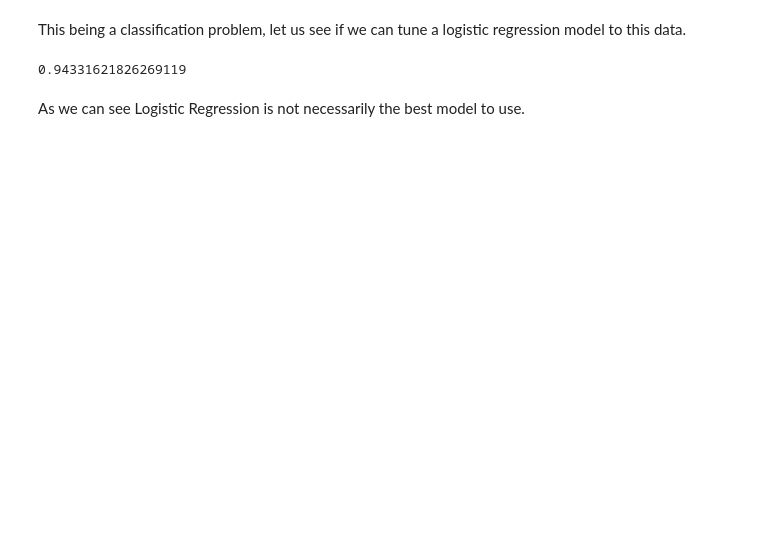
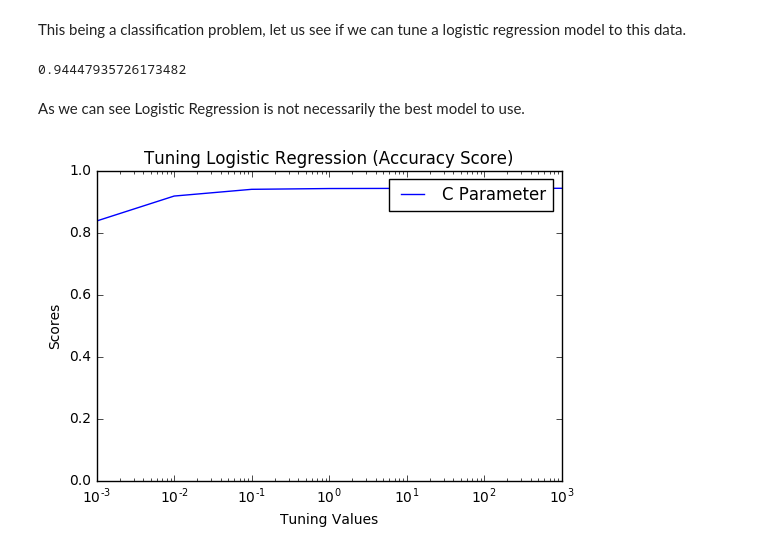
Before and after one commit to thewassermann/inspection_project, a Jupyter notebook: Gil Baseline Model Research.ipynb, the cells around one changed output. Saved outputs shown, nothing was run; the diff lists cells and outputs as text; code cells hidden in the pictures; blank space fills up the shorter version.

```diff
--- a/Gil Baseline Model Research.ipynb
+++ b/Gil Baseline Model Research.ipynb
@@ -297,9 +299,9 @@ This being a classification problem, let us see if we can tune a logistic regres
 from sklearn import linear_model
 
 # baseline
-KFold_Score(5, fi.as_matrix(), np.array(y), linear_model.LogisticRegression())
+KFold_Score(10, fi.as_matrix(), np.array(y), linear_model.LogisticRegression())
 # %% [output]
-0.94331621826269119
+0.94447935726173482
 # %%
 def plot_tuning_results(tuning_vals, tuning_res_1, two_plots, tuning_res_2, log_flag, lab1, lab2, title):
     """
@@ -320,3 +322,12 @@ def plot_tuning_results(tuning_vals, tuning_res_1, two_plots, tuning_res_2, log_
     plt.legend();
 # %% [markdown]
 As we can see Logistic Regression is not necessarily the best model to use.
+# %%
+cs = np.array([0.001, 0.01, 0.1, 1, 10, 100, 1000])
+tr = np.empty((len(cs), ))
+for i, c in enumerate(cs):
+    tr[i] = KFold_Score(5, fi.as_matrix(), np.array(y), linear_model.LogisticRegression(C=c))
+# %%
+plot_tuning_results(cs, tr, False, None, True, 'C Parameter', None, 'Tuning Logistic Regression (Accuracy Score)')
+# %% [output]
+[figure, added]
```
Also changed, not shown: parts of 68 cells of this notebook, 1 other file.
